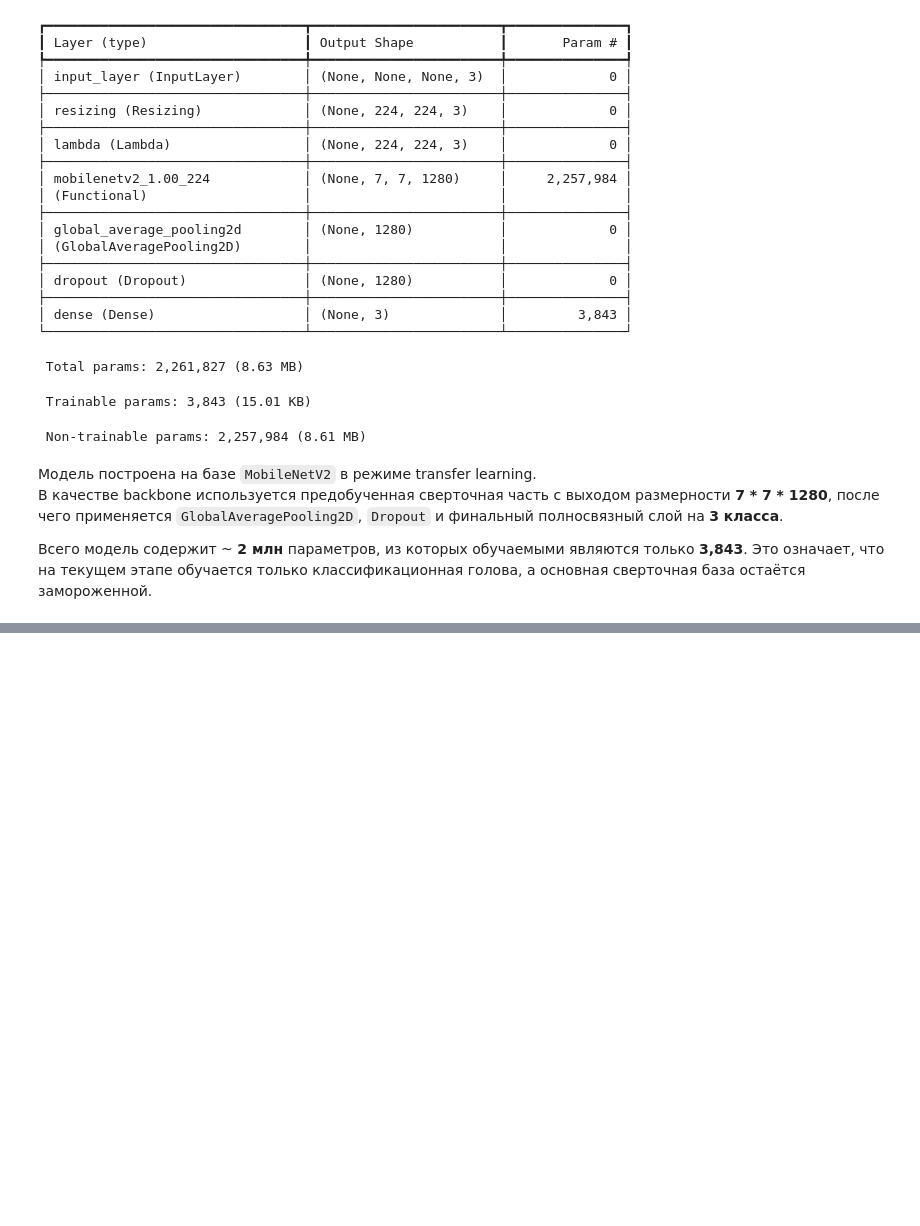
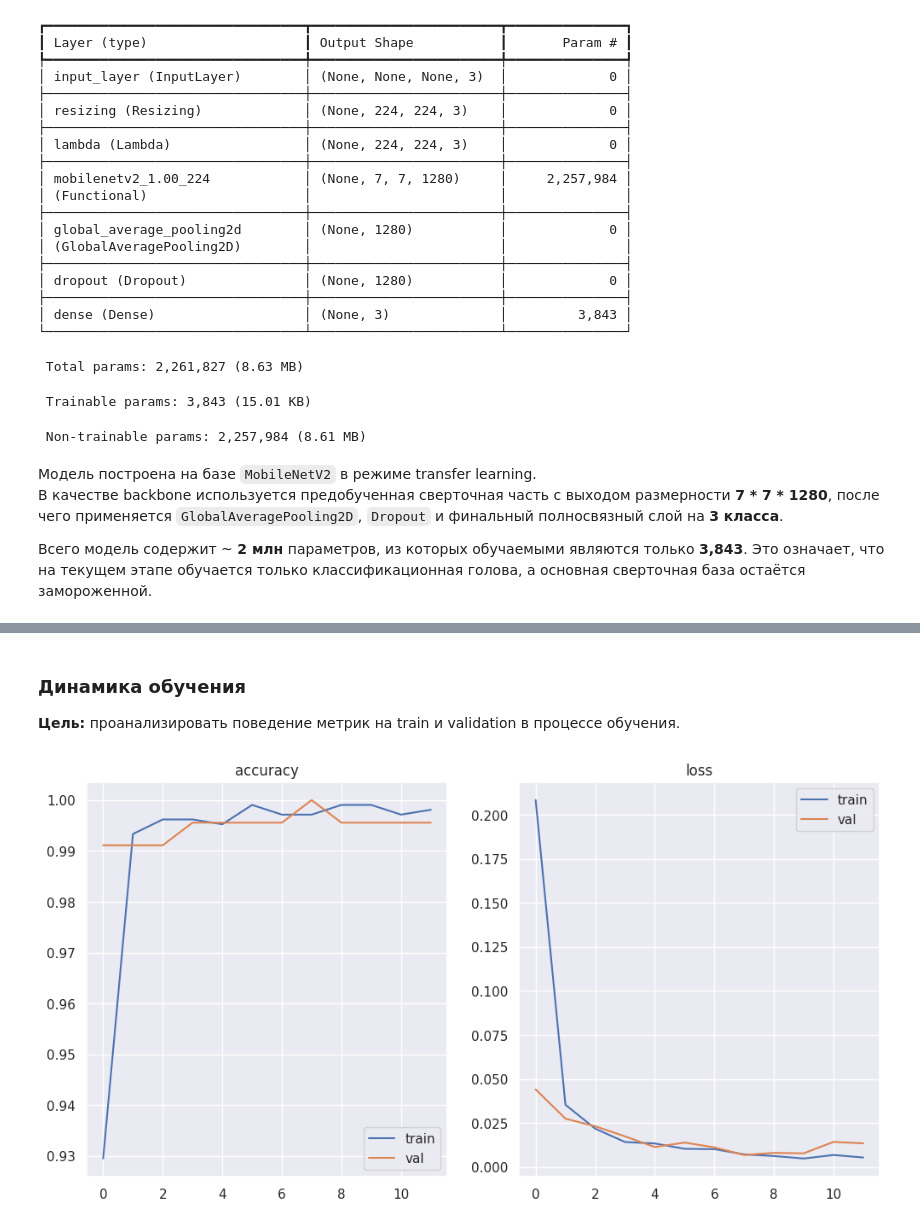
Before and after one commit to moevm/mse1h2026-draineye, a Jupyter notebook: ml/model/draineye_model.ipynb, the cells around one changed output, grey strips where cells are left out. Saved outputs shown, nothing was run; the diff lists cells and outputs as text; code cells hidden in the pictures; blank space fills up the shorter version.

```diff
--- a/ml/model/draineye_model.ipynb
+++ b/ml/model/draineye_model.ipynb
@@ -267,0 +273,3 @@ Model: "functional"
+# %%
+if os.path.exists(checkpoint_file):
+  model = load_model(checkpoint_file, custom_objects={"preprocess_input": preprocess_input})
@@ -267,0 +279,7 @@ Model: "functional"
+# %%
+model.compile(
+    optimizer=Adam(),
+    # SparseCategoricalCrossentropy подходит, потому что labels хранятся как индексы классов, а не one-hot векторы
+    loss=tf.keras.losses.SparseCategoricalCrossentropy(),
+    metrics=["accuracy"]
+)
@@ -267,0 +289,13 @@ Model: "functional"
+# %%
+model_checkpoint = ModelCheckpoint(
+    filepath=checkpoint_file,
+    monitor="val_accuracy",
+    mode="max",
+    save_best_only=True
+)
+
+early_stop = EarlyStopping(
+    monitor="val_accuracy",
+    mode="max",
+    patience=4
+)
@@ -267,0 +305,7 @@ Model: "functional"
+# %%
+history = model.fit(
+    x=train,
+    validation_data=validation,
+    epochs=EPOCH,
+    callbacks=[model_checkpoint, early_stop]
+)
@@ -267,0 +330,15 @@ Model: "functional"
+# %% [markdown]
+### Динамика обучения
+**Цель:** проанализировать поведение метрик на train и validation в процессе обучения.
+# %%
+metrics = [k for k in history.history.keys() if not k.startswith("val_")]
+
+fig, axes = plt.subplots(1, len(metrics), figsize=(12, 6))
+
+for i, metric in enumerate(metrics):
+    axes[i].plot(history.history[metric], label="train")
+    axes[i].plot(history.history[f"val_{metric}"], label="val")
+    axes[i].legend()
+    axes[i].set_title(metric)
+# %% [output]
+[figure, added]
```
Also changed, not shown: parts of 29 cells of this notebook, 2 other files.
